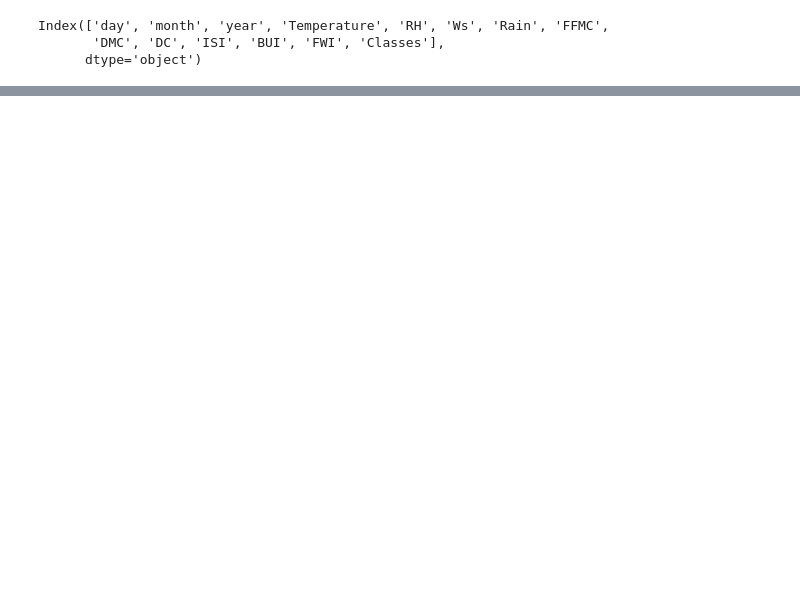
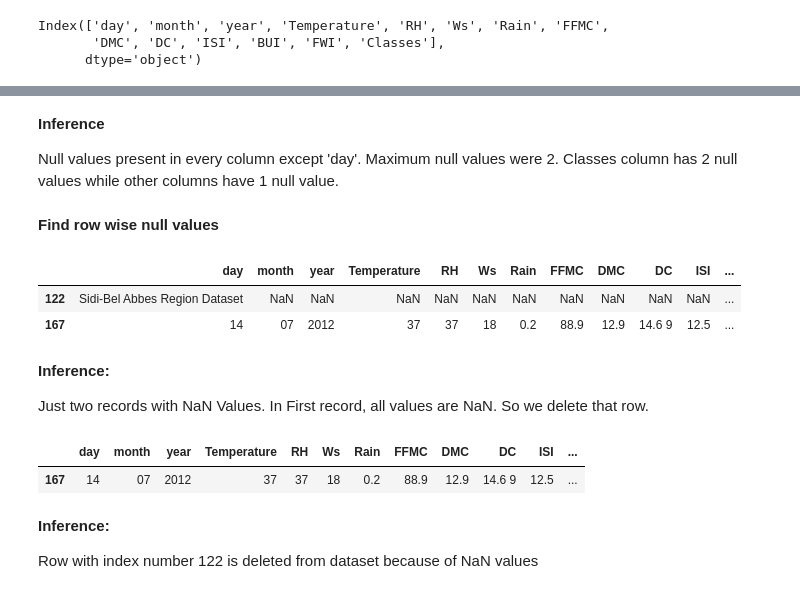
Before and after one commit to jisshub/Algerian-Forest-Fires-Prediction, a Jupyter notebook: Forest_Fire_Prediction.ipynb, the cells around one changed output, grey strips where cells are left out. Cells and saved outputs as stored; diff of their text form; code cells hidden in the pictures; blank space fills up the shorter version.

Commit message:
Missing Values

```diff
--- a/Forest_Fire_Prediction.ipynb
+++ b/Forest_Fire_Prediction.ipynb
@@ -64,0 +144,16 @@ Index(['day', 'month', 'year', 'Temperature', 'RH', 'Ws', 'Rain', 'FFMC',
+# %% [markdown]
+<b>Inference</b>
+
+Null values present in every column except 'day'. Maximum null values were 2. Classes column has 2 null values while other columns have 1 null value.
+# %% [markdown]
+<b>Find row wise null values</b>
+# %%
+forest_fires_data[forest_fires_data.isnull().any(axis=1)]
+# %% [output]
+|  | day | month | year | Temperature | RH | Ws | Rain | FFMC | DMC | DC | ISI | ... |
+| 122 | Sidi-Bel Abbes Region Dataset | NaN | NaN | NaN | NaN | NaN | NaN | NaN | NaN | NaN | NaN | ... |
+| 167 | 14 | 07 | 2012 | 37 | 37 | 18 | 0.2 | 88.9 | 12.9 | 14.6 9 | 12.5 | ... |
+# %% [markdown]
+**Inference:**
+
+Just two records with NaN Values. In First record, all values are NaN. So we delete that row.
@@ -64,0 +162,9 @@ Index(['day', 'month', 'year', 'Temperature', 'RH', 'Ws', 'Rain', 'FFMC',
+# %%
+forest_fires_data[forest_fires_data.isnull().any(axis=1)]
+# %% [output]
+|  | day | month | year | Temperature | RH | Ws | Rain | FFMC | DMC | DC | ISI | ... |
+| 167 | 14 | 07 | 2012 | 37 | 37 | 18 | 0.2 | 88.9 | 12.9 | 14.6 9 | 12.5 | ... |
+# %% [markdown]
+**Inference:**
+
+ Row with index number 122 is deleted from dataset because of NaN values
```
Also changed, not shown: parts of 17 cells of this notebook.
